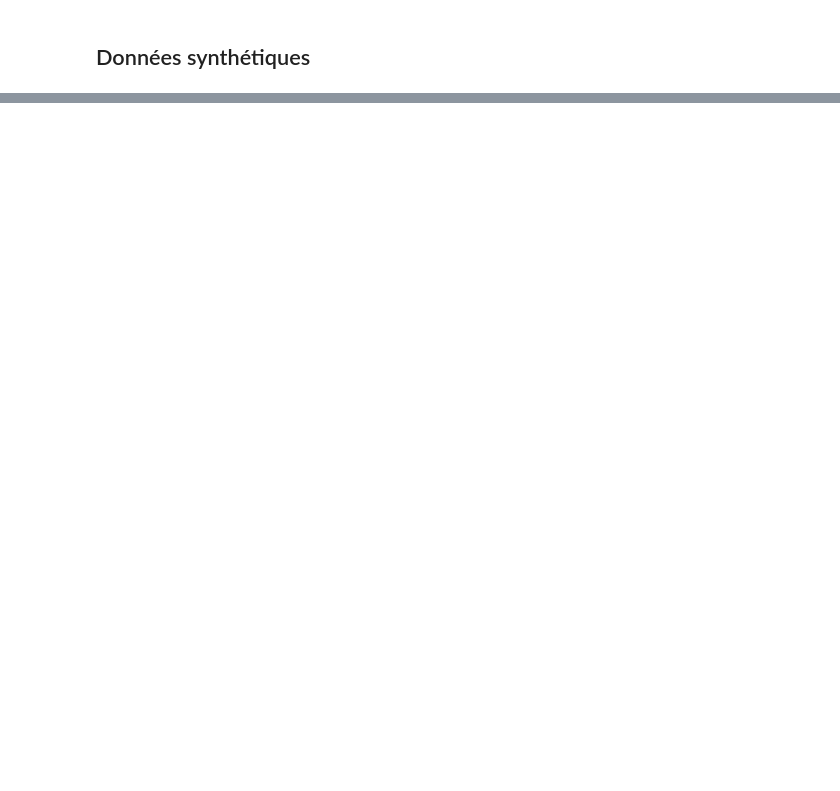
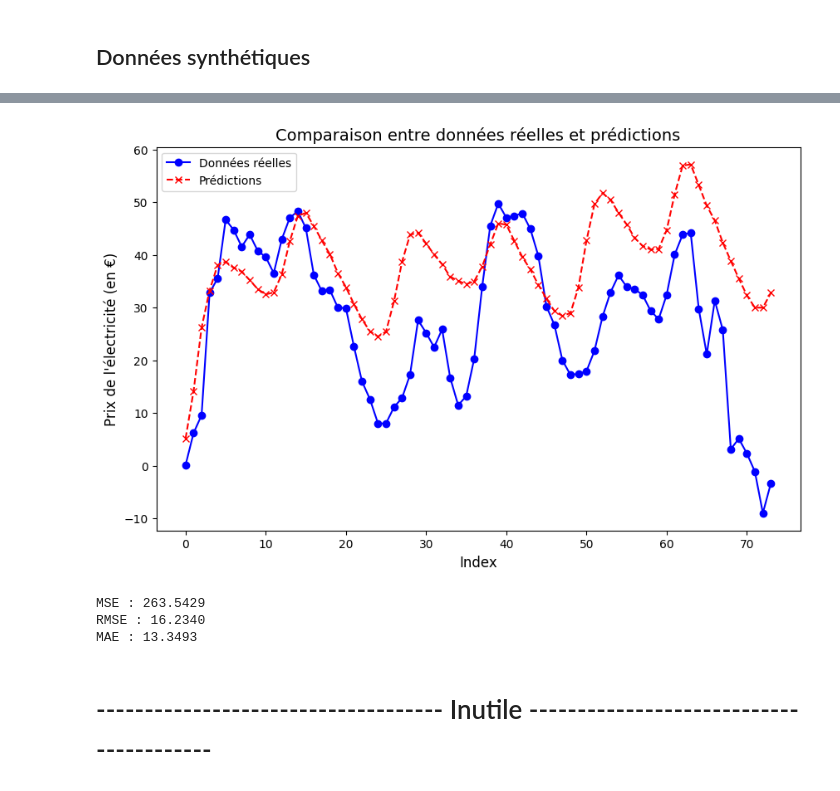
Before and after one commit to RobinMeneust/air_liquide_ai_challenge, a Jupyter notebook: notebooks/Conv1D.ipynb, the cells around one changed output, grey strips where cells are left out. Saved outputs shown, nothing was run; the diff lists cells and outputs as text; code cells hidden in the pictures; blank space fills up the shorter version.

```diff
--- a/notebooks/Conv1D.ipynb
+++ b/notebooks/Conv1D.ipynb
@@ -845,0 +864,10 @@ WARNING:tensorflow:6 out of the last 24 calls to <function TensorFlowTrainer.mak
+# %%
+all_X = np.concatenate(all_X, axis=0)
+all_y = np.concatenate(all_y, axis=0)
+# %%
+# Créer le modèle
+input_shape = (all_X.shape[1], 1)
+model = create_conv1d_model(input_shape)
+
+# Afficher le résumé du modèle
+model.summary()
@@ -845,0 +890,10 @@ WARNING:tensorflow:6 out of the last 24 calls to <function TensorFlowTrainer.mak
+# %%
+X_train_reshaped = all_X.reshape(all_X.shape[0], all_X.shape[1], 1)
+
+# Entraîner le modèle
+history = model.fit(
+    X_train_reshaped, all_y,
+    epochs=10,  # Ajustez le nombre d'époques selon vos besoins
+    batch_size=32,
+    verbose=1
+)
@@ -845,0 +947,3 @@ WARNING:tensorflow:6 out of the last 24 calls to <function TensorFlowTrainer.mak
+# %%
+predictions = autoregressive_prediction(model, X_test_first, step)
+print(predictions)
@@ -845,0 +968,39 @@ WARNING:tensorflow:6 out of the last 24 calls to <function TensorFlowTrainer.mak
+# %%
+import matplotlib.pyplot as plt
+
+def plot_predictions(true_values, predicted_values):
+    plt.figure(figsize=(10, 6))
+
+
+    plt.plot(true_values, label='Données réelles', color='blue', linestyle='-', marker='o')
+    plt.plot(predicted_values, label='Prédictions', color='red', linestyle='--', marker='x')
+
+    plt.title("Comparaison entre données réelles et prédictions", fontsize=14)
+    plt.xlabel("Index", fontsize=12)
+    plt.ylabel("Prix de l'électricité (en €)", fontsize=12)
+
+    plt.legend(loc='upper left')
+    plt.show()
+
+# Exemple d'utilisation avec les prédictions et y_test[0]
+plot_predictions(y_test[:step], predictions)
+# %% [output]
+[figure, added]
+# %%
+from sklearn.metrics import mean_squared_error, mean_absolute_error
+import numpy as np
+
+mse = mean_squared_error(y_test[:step], predictions)
+rmse = np.sqrt(mse)
+mae = mean_absolute_error(y_test[:step], predictions)
+
+# Affichage des résultats
+print(f"MSE : {mse:.4f}")
+print(f"RMSE : {rmse:.4f}")
+print(f"MAE : {mae:.4f}")
+# %% [output]
+MSE : 263.5429
+RMSE : 16.2340
+MAE : 13.3493
+# %% [markdown]
+# ------------------------------------  Inutile  ----------------------------------------
```
Also changed, not shown: parts of 49 cells of this notebook.
